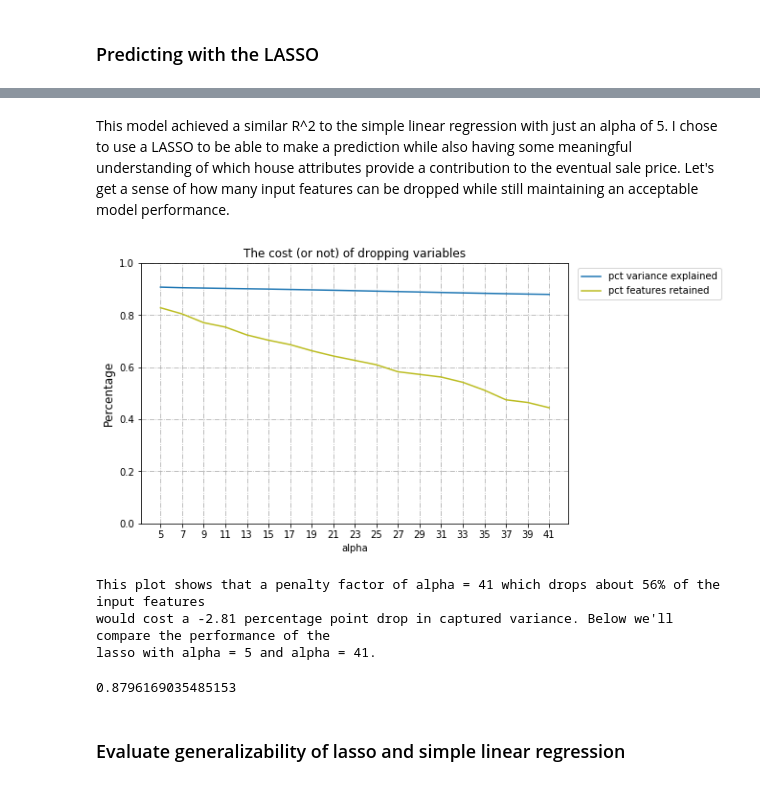
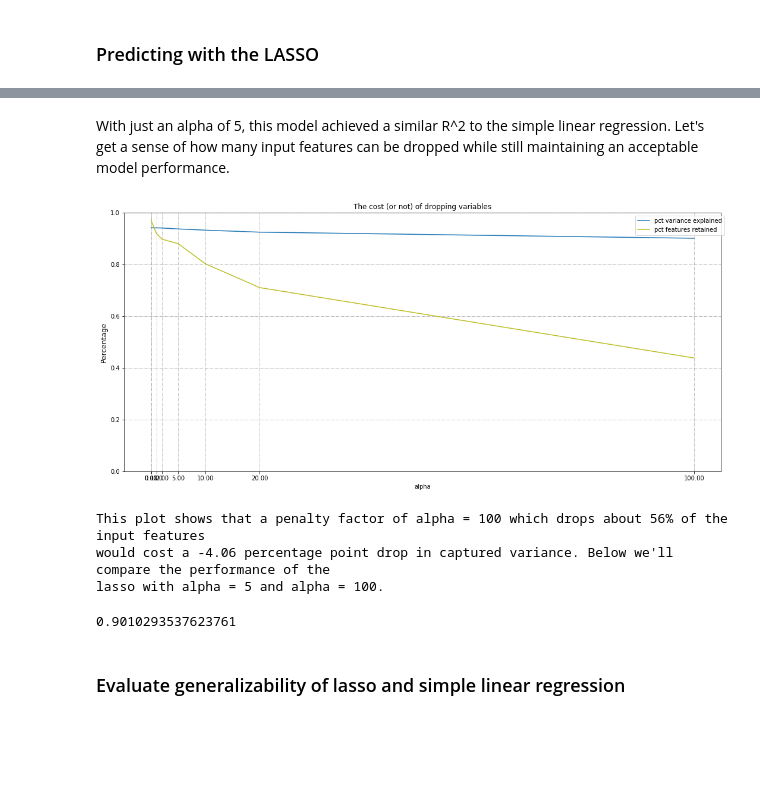
Before and after one commit to aditinabar/house-prices-modeling, a Jupyter notebook: Predicting House Prices.ipynb, the cells around one changed output, grey strips where cells are left out. Drawn from its saved outputs; the diff is of its cells as text; code cells hidden in the pictures; blank space fills up the shorter version.

```diff
--- a/Predicting House Prices.ipynb
+++ b/Predicting House Prices.ipynb
@@ -126,0 +191,4 @@ processed_df = integer_columns.join(categorical_columns.set_index('Id'), on='Id'
+# %%
+non_linear_cols = ['LotFrontage', 'YearRemodAdd', 'MasVnrArea', 'BsmtFinSF2', 'BsmtUnfSF',
+                   'EnclosedPorch', 'OpenPorchSF', 'MiscVal', 'PoolArea', '3SsnPorch']
+lin_numerical_columns.drop(non_linear_cols, axis=1, inplace=True)
@@ -127,10 +197,12 @@ processed_df = integer_columns.join(categorical_columns.set_index('Id'), on='Id'
+# %%
+lin_processed_df = lin_numerical_columns.join(categorical_columns.set_index('Id'), on='Id').drop(['Id'], axis=1)
 # %% [markdown]
 ### Split data into Train, Test, Validation
 # %%
-X = pd.get_dummies(processed_df, drop_first=True)
+X = pd.get_dummies(lin_processed_df, drop_first=True)
 
-train_X, test_X, train_Y, test_Y = train_test_split(X, Y, train_size=.8, random_state=10)
-test_X, val_X, test_Y, val_Y = train_test_split(test_X, test_Y, train_size=.8, random_state=10)
+train_X, test_X, train_Y, test_Y = train_test_split(X, Y, train_size=.8, random_state=random_state)
+test_X, val_X, test_Y, val_Y = train_test_split(test_X, test_Y, train_size=.8, random_state=random_state)
 # %% [markdown]
 ### Utils
 # %%
@@ -147,11 +219,14 @@ def eval_model(metrics):
 # %%
 # perform standardization of the data
 # Center the data so the mean = 0, and stdev = 1
-scalar = StandardScaler()
-X_standardized = scalar.fit_transform(train_X)
+scalar_X = RobustScaler() # StandardScaler()
+
+X_scaled = scalar_X.fit_transform(train_X)
+test_X_scaled = scalar_X.transform(test_X)
 
 # normalizing using the L2 norm
-X_scaled = normalize(X_standardized, norm='l2')
+# X_scaled = normalize(X_scaled, norm='l2')
+# test_X_scaled = normalize(test_X_scaled, norm='l2')
 # %%
 # fit linear regression on X (original with dummy variables for categorical)
 reg_lm_raw = lm.LinearRegression().fit(train_X, train_Y)
@@ -183,53 +258,52 @@ reg_lasso.score(X_scaled, train_Y)
 # %% [markdown]
-This model achieved a similar R^2 to the simple linear regression with just an alpha of 5. I chose to use a LASSO to be able to make a prediction while also having some meaningful understanding of which house attributes provide a contribution to the eventual sale price. Let's get a sense of how many input features can be dropped while still maintaining an acceptable model performance.
+With just an alpha of 5, this model achieved a similar R^2 to the simple linear regression. Let's get a sense of how many input features can be dropped while still maintaining an acceptable model performance.
 # %%
 regressions = []
 scores = []
-alphas = np.arange(5, 42, 2)
+alphas = [.0001, .01, 1, 2, 5, 10, 20, 100] # np.arange(5, 100, 2)
 
 for a in alphas:
     regression = lm.Lasso(alpha=a,
                           fit_intercept=True,
                           normalize=False,
-                          max_iter=10000
+                          max_iter=100000
                          )\
                    .fit(X_scaled, train_Y)
     regressions.append(regression)
     scores.append(regression.score(X_scaled, train_Y))
 
 # plt.figure()
-fig, ax = plt.subplots(figsize=(8, 5))
+fig, ax = plt.subplots(figsize=(18, 8))
 color = 'tab:blue'
 line1 = ax.plot(alphas, scores, color=color, label='pct variance explained')
-plt.xticks(alphas)
-plt.grid(True, linestyle='-.')
-plt.xlabel('alpha')
-plt.ylim([0, 1])
-plt.ylabel('Percentage', color='black', size=12)
-plt.title('The cost (or not) of dropping variables')
+_ = plt.xticks(alphas)
+_ = plt.grid(True, linestyle='-.')
+_ = plt.xlabel('alpha')
+_ = plt.ylim([0, 1])
+_ = plt.ylabel('Percentage', color='black', size=12)
+_ = plt.title('The cost (or not) of dropping variables')
 
 # collections.Counter returns dict with counts of each value in list. Using to get counts of 0
 coefs = [collections.Counter(x.coef_)[0]/len(x.coef_) for x in regressions]
 
 color = 'tab:olive'
 line2 = ax.plot(alphas, 1 - np.array(coefs), color=color, label='pct features retained')
 # plt2.set_ylabel('Fraction of features retained', color=color, size=12)
-plt.legend(bbox_to_anchor=(1.01,1))
+_ = plt.legend(bbox_to_anchor=(1.01,1))
 plt.show();
+
+print(f"This plot shows that a penalty factor of alpha = {max(alphas)} which drops about {np.round(coefs[-1]*100,0).astype(int)}% of the input features \nwould cost a {np.round((scores[-1] - scores[0]) * 100, 2)} percentage point drop in captured variance. Below we'll compare the performance of the\nlasso with alpha = 5 and alpha = {max(alphas)}.")
 # %% [output]
-[figure, old version]
+[figure, new version]
+This plot shows that a penalty factor of alpha = 100 which drops about 56% of the input features
+would cost a -4.06 percentage point drop in captured variance. Below we'll compare the performance of the
+lasso with alpha = 5 and alpha = 100.
-# %%
-print(f"This plot shows that a penalty factor of alpha = 41 which drops about {np.round(coefs[-1]*100,0).astype(int)}% of the input features \nwould cost a {np.round((scores[-1] - scores[0]) * 100, 2)} percentage point drop in captured variance. Below we'll compare the performance of the\nlasso with alpha = 5 and alpha = 41.")
-# %% [output]
-This plot shows that a penalty factor of alpha = 41 which drops about 56% of the input features
-would cost a -2.81 percentage point drop in captured variance. Below we'll compare the performance of the
-lasso with alpha = 5 and alpha = 41.
 # %%
 # Lasso Regression with alpha=19
-a = 41
-lasso_41 = lm.Lasso(alpha=a, fit_intercept=True, normalize=False, max_iter=10000).fit(X_scaled, train_Y)
+a = max(alphas)
+lasso_41 = lm.Lasso(alpha=a, fit_intercept=True, max_iter=10000).fit(X_scaled, train_Y)
 lasso_41.score(X_scaled, train_Y)
 # %% [output]
-0.8796169035485153
+0.9010293537623761
 # %% [markdown]
 ### Evaluate generalizability of lasso and simple linear regression
```
Also changed, not shown: parts of 28 cells of this notebook.
